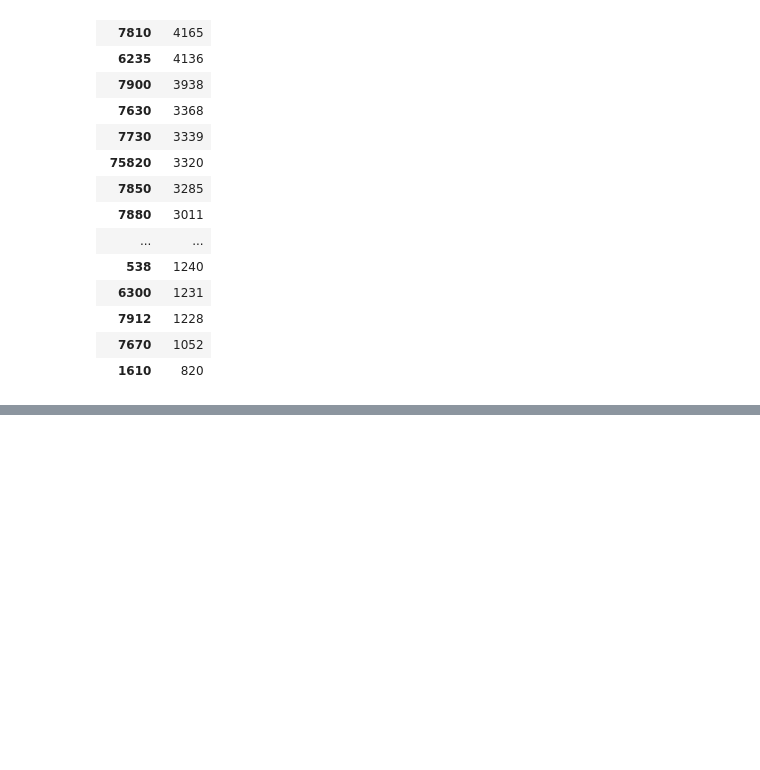
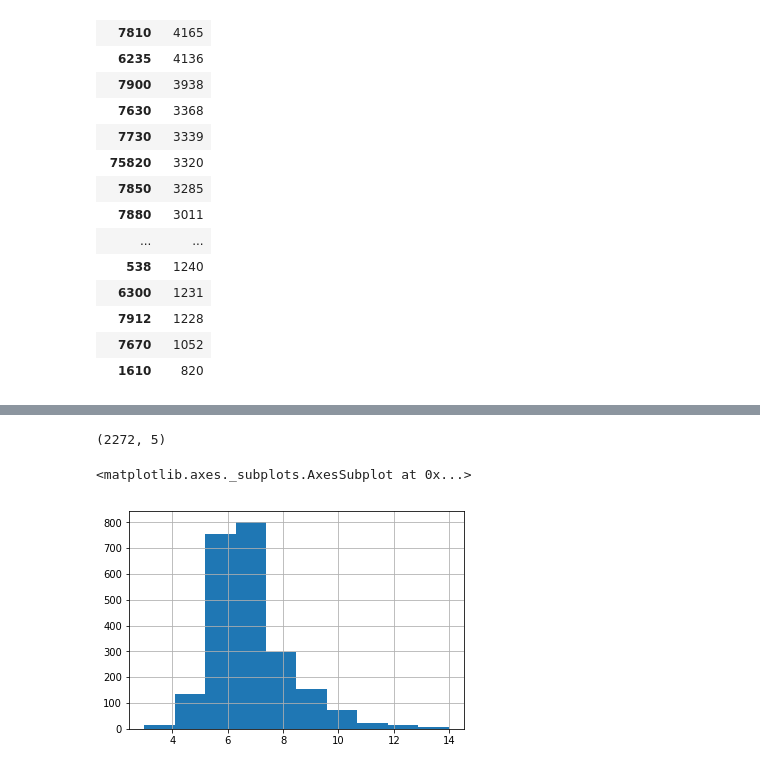
Before and after one commit to 350Seattle-Transportation-Team/gtfs-realtime, a Jupyter notebook: 03_e_segment_analysis.ipynb, the cells around one changed output, grey strips where cells are left out. Cells and saved outputs as stored; diff of their text form; code cells hidden in the pictures; blank space fills up the shorter version.

Commit message:
Make timezone issues explicit + finish generating histogram of E segment

```diff
--- a/03_e_segment_analysis.ipynb
+++ b/03_e_segment_analysis.ipynb
@@ -139,0 +138,19 @@ segment_gdf.groupby('trip_id').
+# %%
+def collapse_rows(df):
+    last_times = df.groupby('closest_stop_id').last()
+    return pd.Series({
+        'from': last_times.timestamp_utc.get(6235),
+        'to': last_times.timestamp_utc.get(75409)
+    })
+
+grouped = segment_gdf.reset_index().groupby(['trip_id', 'vehicle_id'])
+collapsed = grouped.apply(collapse_rows)
+# %%
+collapsed['from'] = collapsed['from'].apply(pd.to_datetime)
+collapsed['to'] = collapsed['to'].apply(pd.to_datetime)
+collapsed['timedelta'] = collapsed.apply(lambda x: x['to'] - x['from'], axis=1)
+collapsed = collapsed.dropna(subset=['timedelta'])
+collapsed = collapsed.reset_index().set_index('from')
+# %%
+# because df.hist() won't work on our datetime col
+collapsed['timedelta_mins'] = collapsed['timedelta'].apply(lambda x: x / pd.Timedelta('1 minute'))
@@ -139,0 +162,13 @@ segment_gdf.groupby('trip_id').
+# %%
+collapsed = collapsed[collapsed.timedelta_mins > 0]
+collapsed = collapsed[collapsed.timedelta_mins < 720] # reasonable that between these two points, 12 hours should never happen
+# %%
+collapsed.shape
+# %% [output]
+(2272, 5)
+# %%
+# histogram for *all* e trips on aurora between denny and 46th
+collapsed['timedelta_mins'].hist()
+# %% [output]
+<matplotlib.axes._subplots.AxesSubplot at 0x...>
+[figure, added]
```
Also changed, not shown: parts of 7 cells of this notebook, 2 other files.
